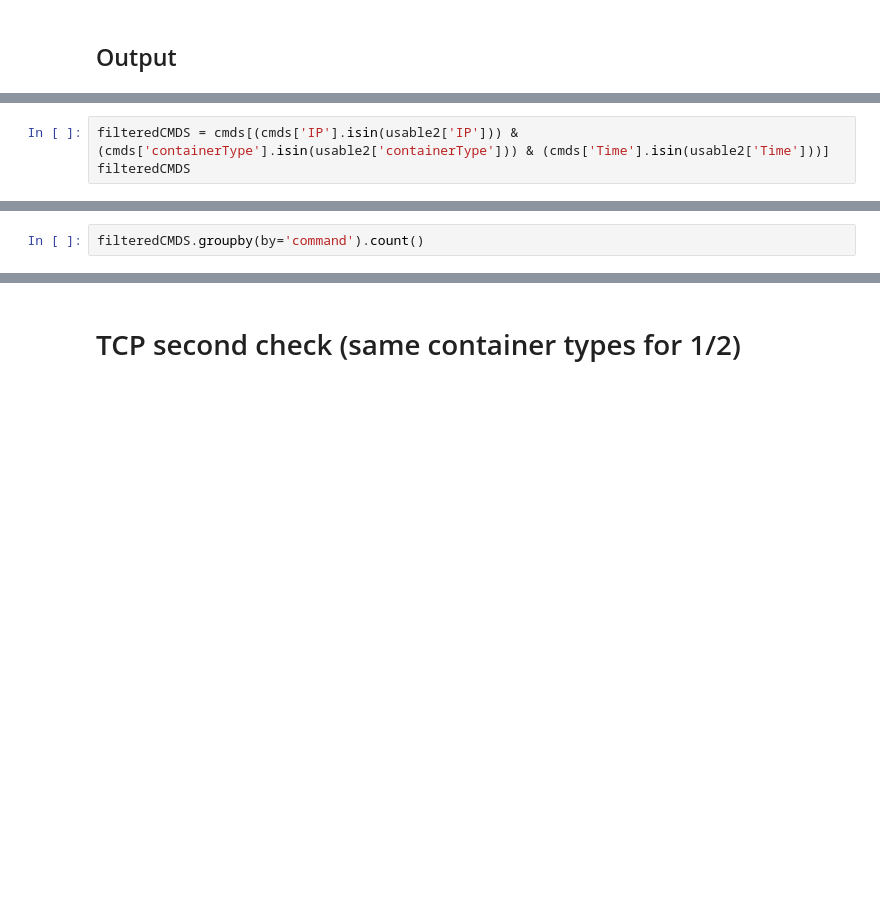
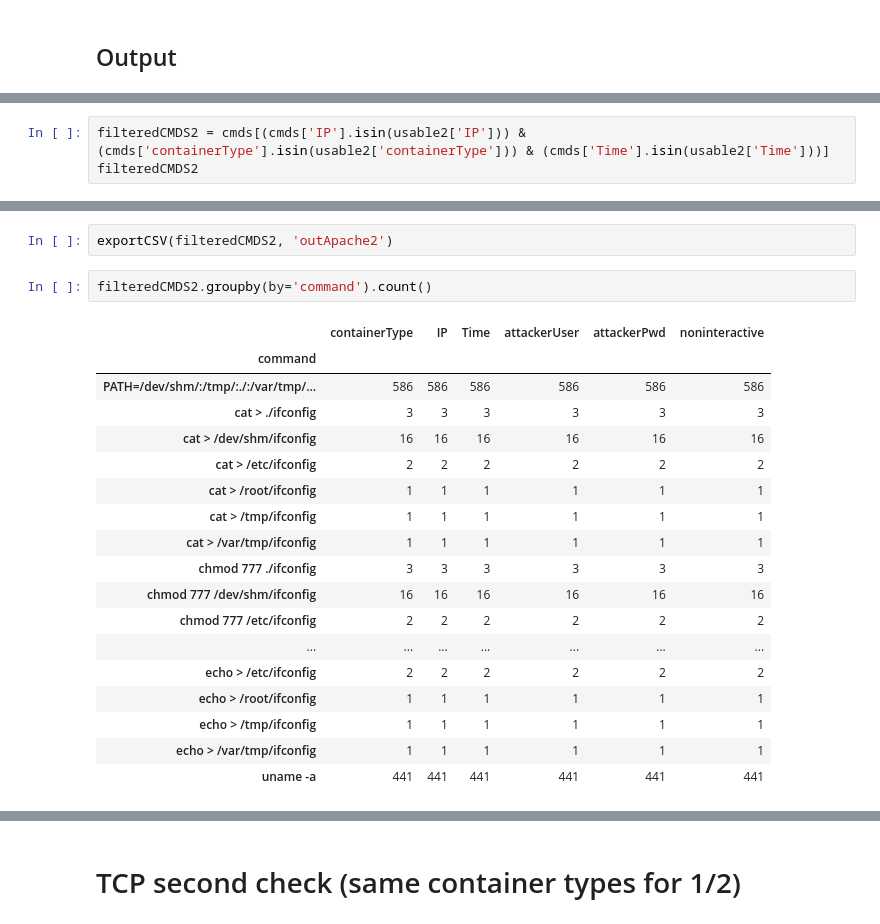
Before and after one commit to friendly-besties-incorporated/all-honeypot-code, a Jupyter notebook: hacs200master.ipynb, the cells around one changed output, grey strips where cells are left out. Cells and saved outputs as stored; diff of their text form; blank space fills up the shorter version.

```diff
--- a/hacs200master.ipynb
+++ b/hacs200master.ipynb
@@ -331,3 +437,3 @@ okIPs=usable2['IP']
 # %%
-filteredCMDS = cmds[(cmds['IP'].isin(usable2['IP'])) & (cmds['containerType'].isin(usable2['containerType'])) & (cmds['Time'].isin(usable2['Time']))]
-filteredCMDS
+filteredCMDS2 = cmds[(cmds['IP'].isin(usable2['IP'])) & (cmds['containerType'].isin(usable2['containerType'])) & (cmds['Time'].isin(usable2['Time']))]
+filteredCMDS2
@@ -334,4 +454,25 @@ filteredCMDS
+# %%
+exportCSV(filteredCMDS2, 'outApache2')
 # %%
-filteredCMDS.groupby(by='command').count()
+filteredCMDS2.groupby(by='command').count()
+# %% [output]
+|  | containerType | IP | Time | attackerUser | attackerPwd | noninteractive |
+| command |  |  |  |  |  |  |
+| PATH=/dev/shm/:/tmp/:./:/var/tmp/... | 586 | 586 | 586 | 586 | 586 | 586 |
+| cat > ./ifconfig | 3 | 3 | 3 | 3 | 3 | 3 |
+| cat > /dev/shm/ifconfig | 16 | 16 | 16 | 16 | 16 | 16 |
+| cat > /etc/ifconfig | 2 | 2 | 2 | 2 | 2 | 2 |
+| cat > /root/ifconfig | 1 | 1 | 1 | 1 | 1 | 1 |
+| cat > /tmp/ifconfig | 1 | 1 | 1 | 1 | 1 | 1 |
+| cat > /var/tmp/ifconfig | 1 | 1 | 1 | 1 | 1 | 1 |
+| chmod 777 ./ifconfig | 3 | 3 | 3 | 3 | 3 | 3 |
+| chmod 777 /dev/shm/ifconfig | 16 | 16 | 16 | 16 | 16 | 16 |
+| chmod 777 /etc/ifconfig | 2 | 2 | 2 | 2 | 2 | 2 |
+| ... | ... | ... | ... | ... | ... | ... |
+| echo > /etc/ifconfig | 2 | 2 | 2 | 2 | 2 | 2 |
+| echo > /root/ifconfig | 1 | 1 | 1 | 1 | 1 | 1 |
+| echo > /tmp/ifconfig | 1 | 1 | 1 | 1 | 1 | 1 |
+| echo > /var/tmp/ifconfig | 1 | 1 | 1 | 1 | 1 | 1 |
+| uname -a | 441 | 441 | 441 | 441 | 441 | 441 |
 # %%
 usable2.groupby(by='IP').count()
```
Also changed, not shown: parts of 21 cells of this notebook.
